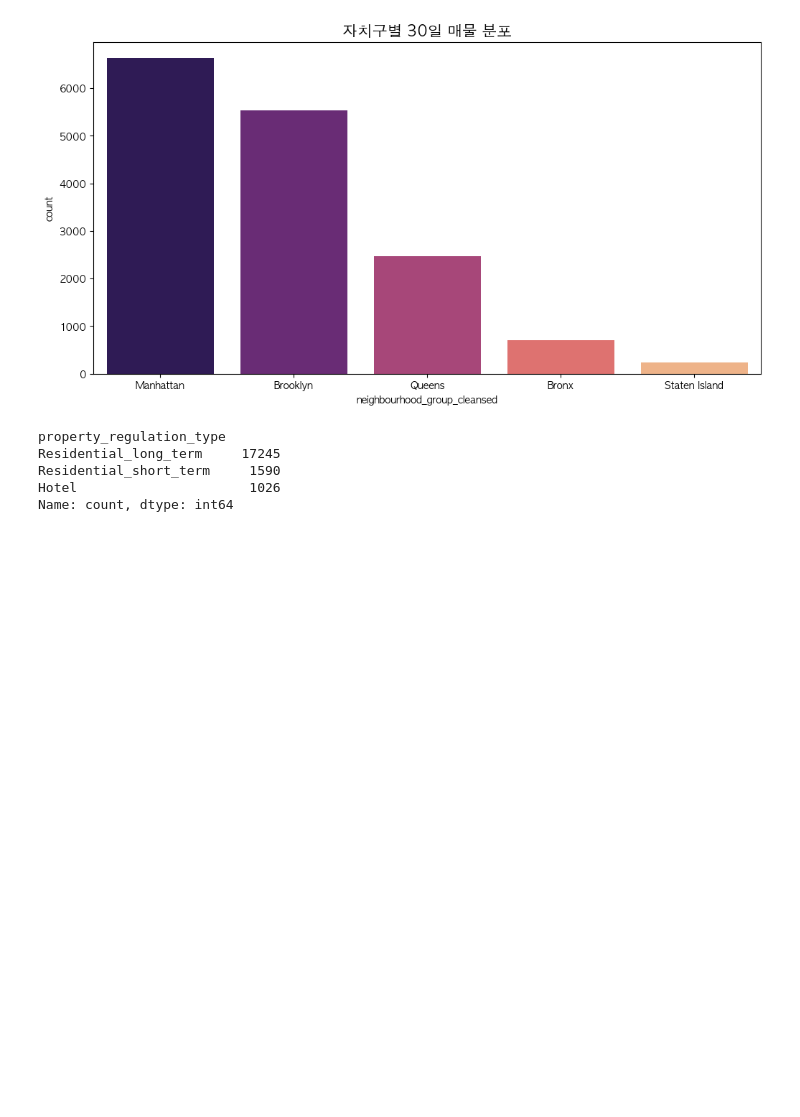
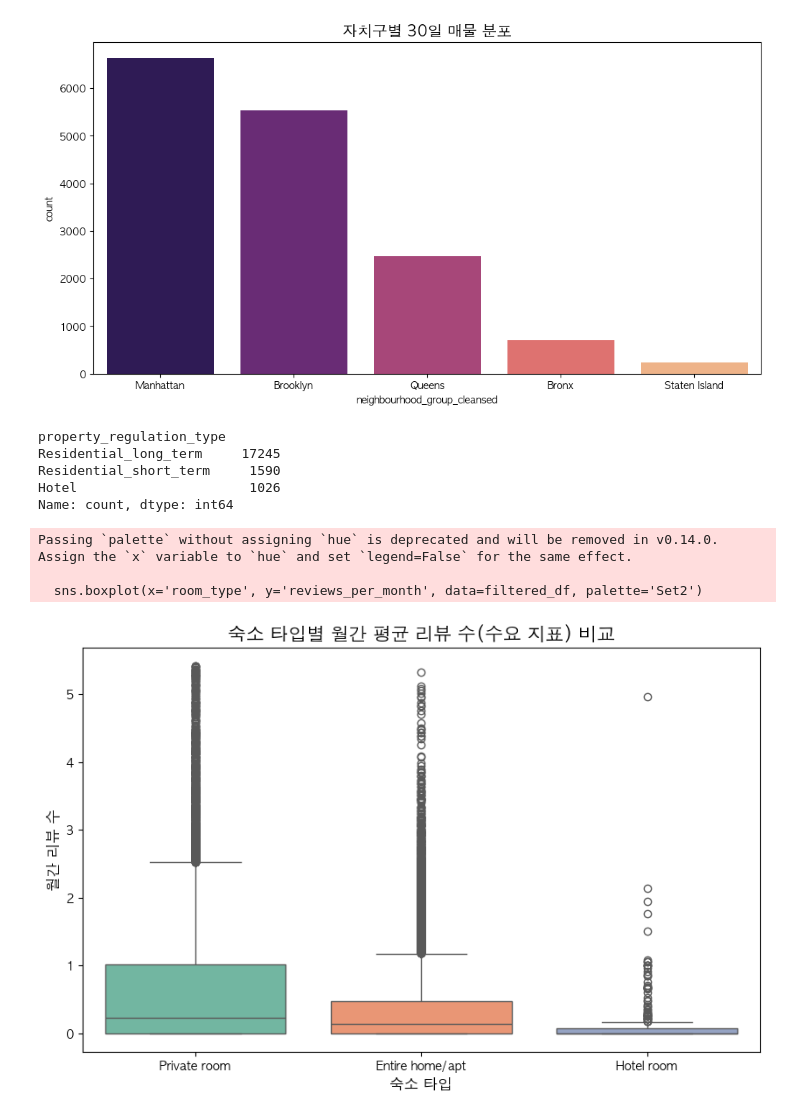
Before and after one commit to motimit/second_project, a Jupyter notebook: Kyuri_EDA/시장구조.ipynb, the cells around one changed output. Drawn from its saved outputs; the diff is of its cells as text; code cells hidden in the pictures; blank space fills up the shorter version.

```diff
--- a/Kyuri_EDA/시장구조.ipynb
+++ b/Kyuri_EDA/시장구조.ipynb
@@ -237,3 +237,31 @@ Residential_long_term     17245
 Residential_short_term     1590
 Hotel                      1026
 Name: count, dtype: int64
+# %%
+import matplotlib.pyplot as plt
+import seaborn as sns
+
+plt.rc('font', family='AppleGothic')
+
+#이상치를 제외한 데이터 필터링 (너무 리뷰가 많은 상위 1% 제외)
+limit_review = df['reviews_per_month'].quantile(0.99)
+filtered_df = df[df['reviews_per_month'] < limit_review]
+
+#시각화 (Boxplot + Stripplot 합치기)
+plt.figure(figsize=(10, 6))
+
+#박스플롯으로 분포 확인
+sns.boxplot(x='room_type', y='reviews_per_month', data=filtered_df, palette='Set2')
+
+#실제 데이터 점들을 활용하여 밀집도 확인 (이건 llm에게 가독성을 위해 물어본 내용입니다!)
+# sns.stripplot(x='room_type', y='reviews_per_month', data=filtered_df, color='black', alpha=0.1)
+
+plt.title('숙소 타입별 월간 평균 리뷰 수(수요 지표) 비교', fontsize=15)
+plt.xlabel('숙소 타입', fontsize=12)
+plt.ylabel('월간 리뷰 수', fontsize=12)
+plt.show()
+# %% [output]
+Passing `palette` without assigning `hue` is deprecated and will be removed in v0.14.0. Assign the `x` variable to `hue` and set `legend=False` for the same effect.
+
+  sns.boxplot(x='room_type', y='reviews_per_month', data=filtered_df, palette='Set2')
+[figure, added]
```
Also changed, not shown: 2 other files.
